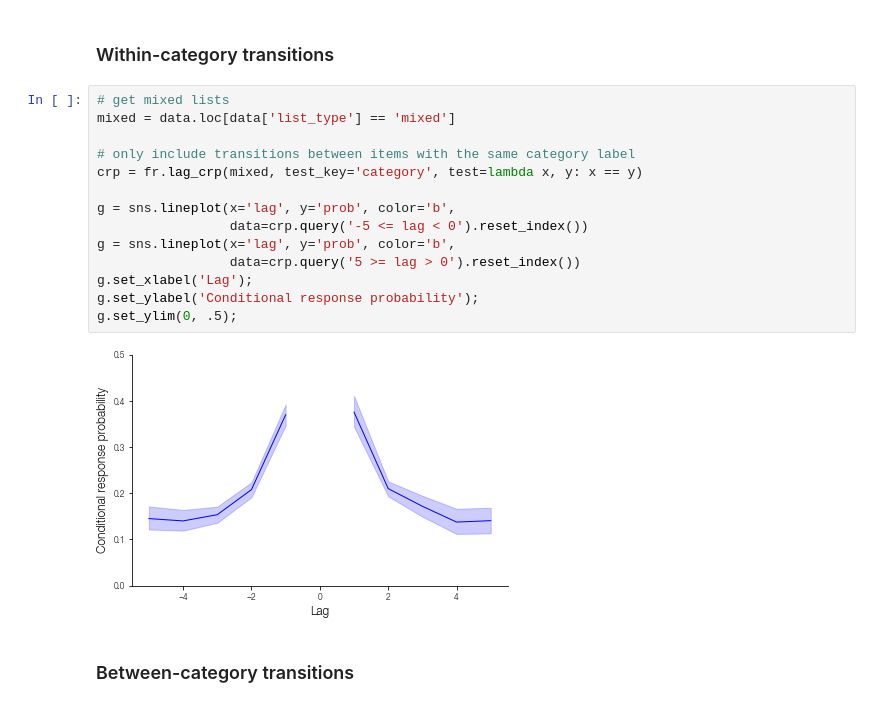
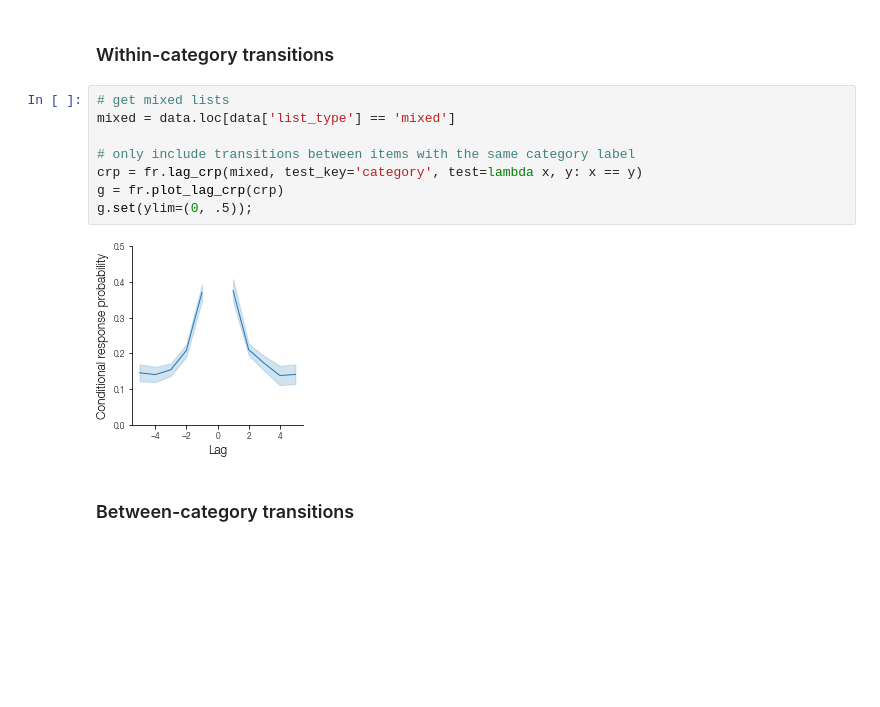
Before and after one commit to mortonne/psifr-notebooks, a Jupyter notebook: demo_clustering.ipynb, the cells around one changed output. Saved outputs shown, nothing was run; the diff lists cells and outputs as text; blank space fills up the shorter version.

Commit message:
refactor to use plot_lag_crp

```diff
--- a/demo_clustering.ipynb
+++ b/demo_clustering.ipynb
@@ -141,19 +134,13 @@ This involves two parts: (1) category labels for each item, here stored in the `
 # %%
 # get mixed lists
 mixed = data.loc[data['list_type'] == 'mixed']
 
 # only include transitions between items with the same category label
 crp = fr.lag_crp(mixed, test_key='category', test=lambda x, y: x == y)
-
-g = sns.lineplot(x='lag', y='prob', color='b',
-                 data=crp.query('-5 <= lag < 0').reset_index())
-g = sns.lineplot(x='lag', y='prob', color='b',
-                 data=crp.query('5 >= lag > 0').reset_index())
-g.set_xlabel('Lag');
-g.set_ylabel('Conditional response probability');
-g.set_ylim(0, .5);
+g = fr.plot_lag_crp(crp)
+g.set(ylim=(0, .5));
 # %% [output]
-[figure, old version]
+[figure, new version]
 # %% [markdown]
 ### Between-category transitions
 # %%
```
Also changed, not shown: parts of 14 cells of this notebook.
